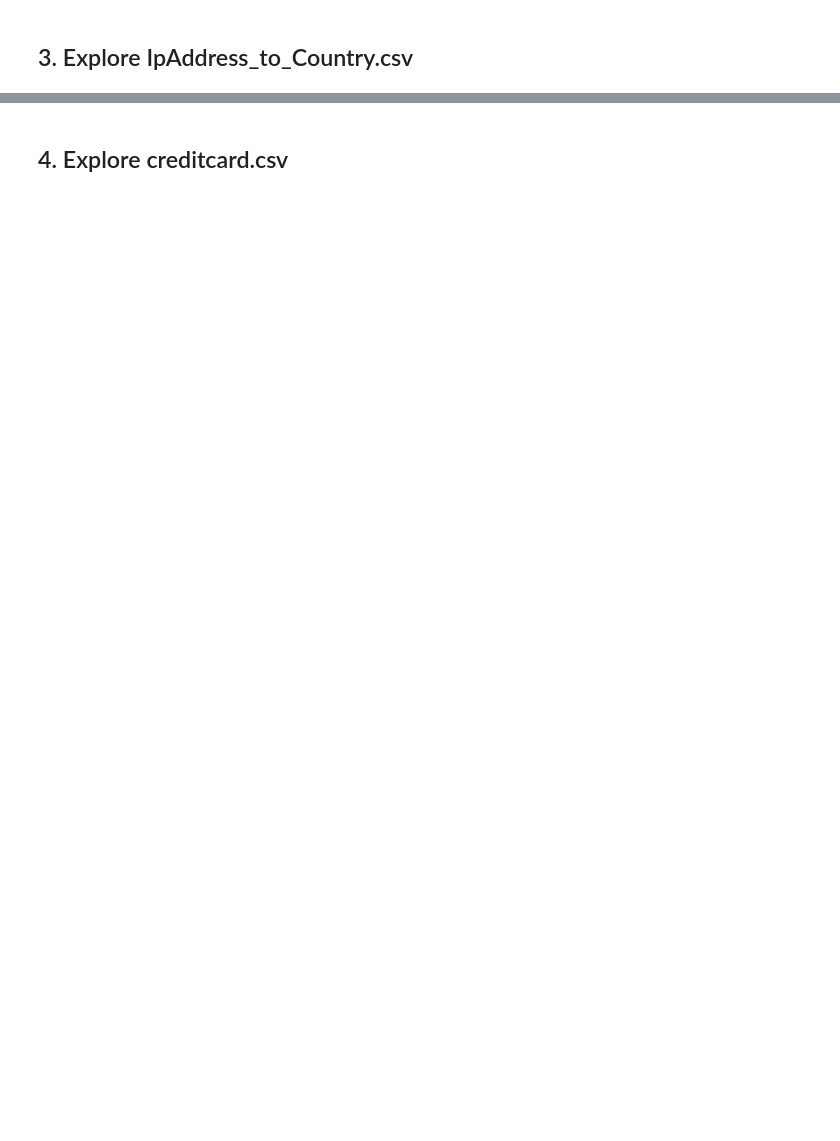
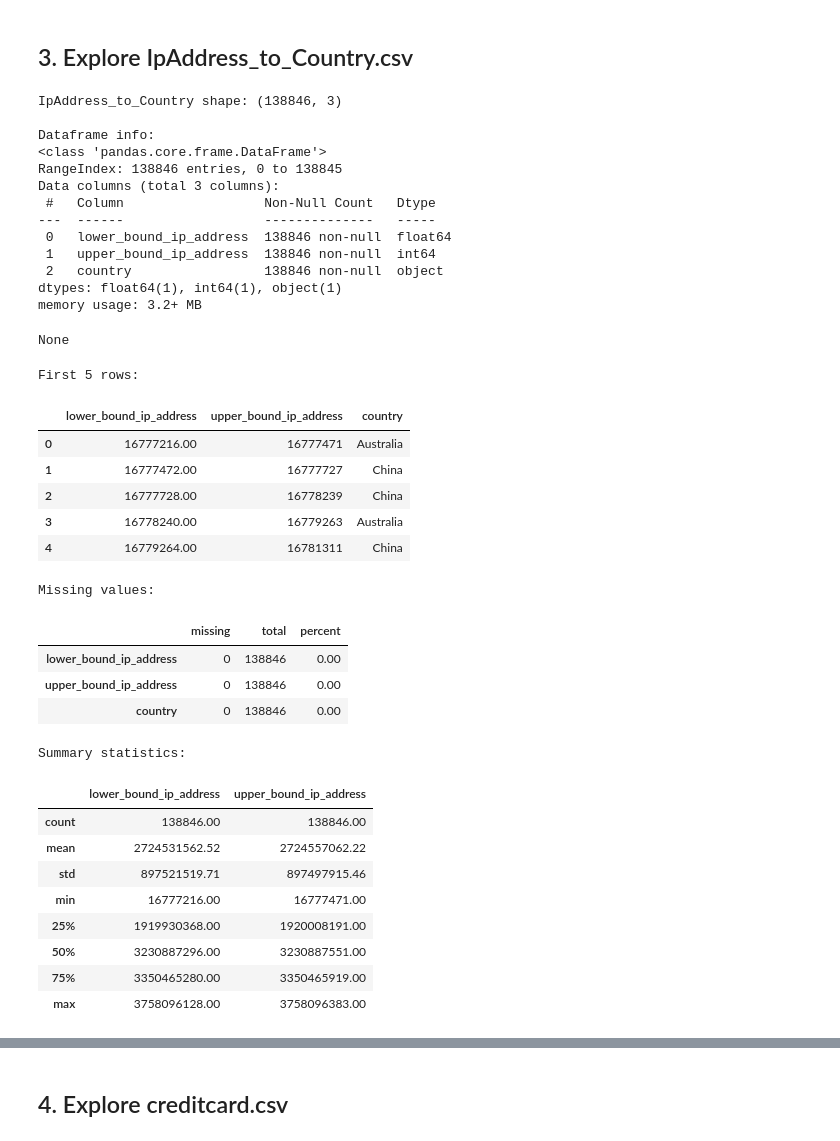
Before and after one commit to Jonepeter/fraud-detection, a Jupyter notebook: notebooks/1_EDA.ipynb, the cells around one changed output, grey strips where cells are left out. Drawn from its saved outputs; the diff is of its cells as text; code cells hidden in the pictures; blank space fills up the shorter version.

```diff
--- a/notebooks/1_EDA.ipynb
+++ b/notebooks/1_EDA.ipynb
@@ -56,8 +159,48 @@ fraud_data = analyze_time_patterns(fraud_data)
 # %% [markdown]
 ## 3. Explore IpAddress_to_Country.csv
+# %%
+#load country data
+ip_country = load_data('../data/raw/IpAddress_to_Country.csv')
 # %%
 # Display basic information about IpAddress_to_Country.csv
-display_basic_info(ip_country, "IpAddress_to_Country.csv")
+display_basic_info(ip_country, "IpAddress_to_Country")
+# %% [output]
+IpAddress_to_Country shape: (138846, 3)
+
+Dataframe info:
+<class 'pandas.core.frame.DataFrame'>
+RangeIndex: 138846 entries, 0 to 138845
+Data columns (total 3 columns):
+ #   Column                  Non-Null Count   Dtype
+---  ------                  --------------   -----
+ 0   lower_bound_ip_address  138846 non-null  float64
+ 1   upper_bound_ip_address  138846 non-null  int64
+ 2   country                 138846 non-null  object
+dtypes: float64(1), int64(1), object(1)
+memory usage: 3.2+ MB
+None
+First 5 rows:
+|  | lower_bound_ip_address | upper_bound_ip_address | country |
+| 0 | 16777216.00 | 16777471 | Australia |
+| 1 | 16777472.00 | 16777727 | China |
+| 2 | 16777728.00 | 16778239 | China |
+| 3 | 16778240.00 | 16779263 | Australia |
+| 4 | 16779264.00 | 16781311 | China |
+Missing values:
+|  | missing | total | percent |
+| lower_bound_ip_address | 0 | 138846 | 0.00 |
+| upper_bound_ip_address | 0 | 138846 | 0.00 |
+| country | 0 | 138846 | 0.00 |
+Summary statistics:
+|  | lower_bound_ip_address | upper_bound_ip_address |
+| count | 138846.00 | 138846.00 |
+| mean | 2724531562.52 | 2724557062.22 |
+| std | 897521519.71 | 897497915.46 |
+| min | 16777216.00 | 16777471.00 |
+| 25% | 1919930368.00 | 1920008191.00 |
+| 50% | 3230887296.00 | 3230887551.00 |
+| 75% | 3350465280.00 | 3350465919.00 |
+| max | 3758096128.00 | 3758096383.00 |
 # %%
 # Analyze IP to country mapping data
 country_counts = analyze_ip_country_data(ip_country)
```
Also changed, not shown: parts of 19 cells of this notebook.
